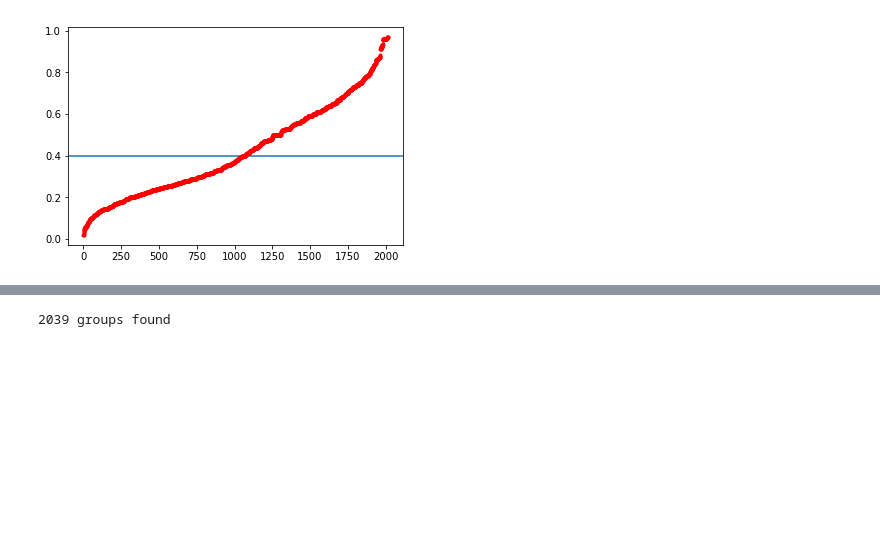
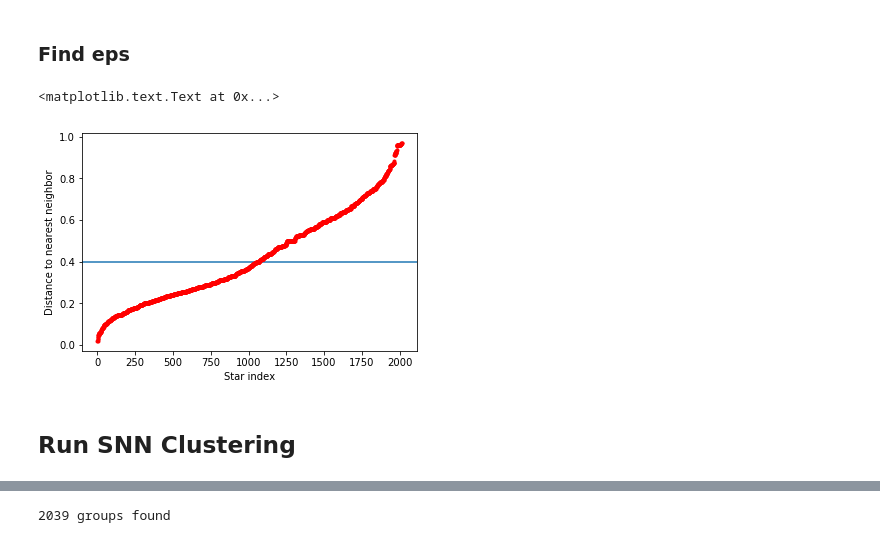
Before and after one commit to DOnghiaGroup/SNN_Tagging, a Jupyter notebook: SNN_data_analysis_example.ipynb, the cells around one changed output, grey strips where cells are left out. Drawn from its saved outputs; the diff is of its cells as text; code cells hidden in the pictures; blank space fills up the shorter version.

```diff
--- a/SNN_data_analysis_example.ipynb
+++ b/SNN_data_analysis_example.ipynb
@@ -166,3 +184,5 @@ Wall time: 1min 2s
+# %% [markdown]
+### Find eps
 # %%
 ## find eps for DBSCAN
 core = np.where(lengths[non_noise] > 11)[0]
@@ -174,12 +194,21 @@ for n in range(len(core)):
     dist = np.append(dist, np.sort(d)[:11])
 dist = np.sort(dist)
 x = np.arange(len(dist))
-# %%
-plt.axhline(y=0.4, xmin=0, xmax=1)
-plt.plot(x, dist, "r.")
-plt.show()
-# %% [output]
-[figure, removed]
+# %%
+# use the 'elbow' method to find the distance
+
+fig, axis = plt.subplots(1)
+
+axis.axhline(y=0.4, xmin=0, xmax=1)
+axis.plot(x, dist, "r.")
+
+axis.set_xlabel('Star index')
+axis.set_ylabel('Distance to nearest neighbor')
+# %% [output]
+<matplotlib.text.Text at 0x...>
+[figure, added]
+# %% [markdown]
+## Run SNN Clustering
 # %%
 %%time
 
```
Also changed, not shown: parts of 25 cells of this notebook.
